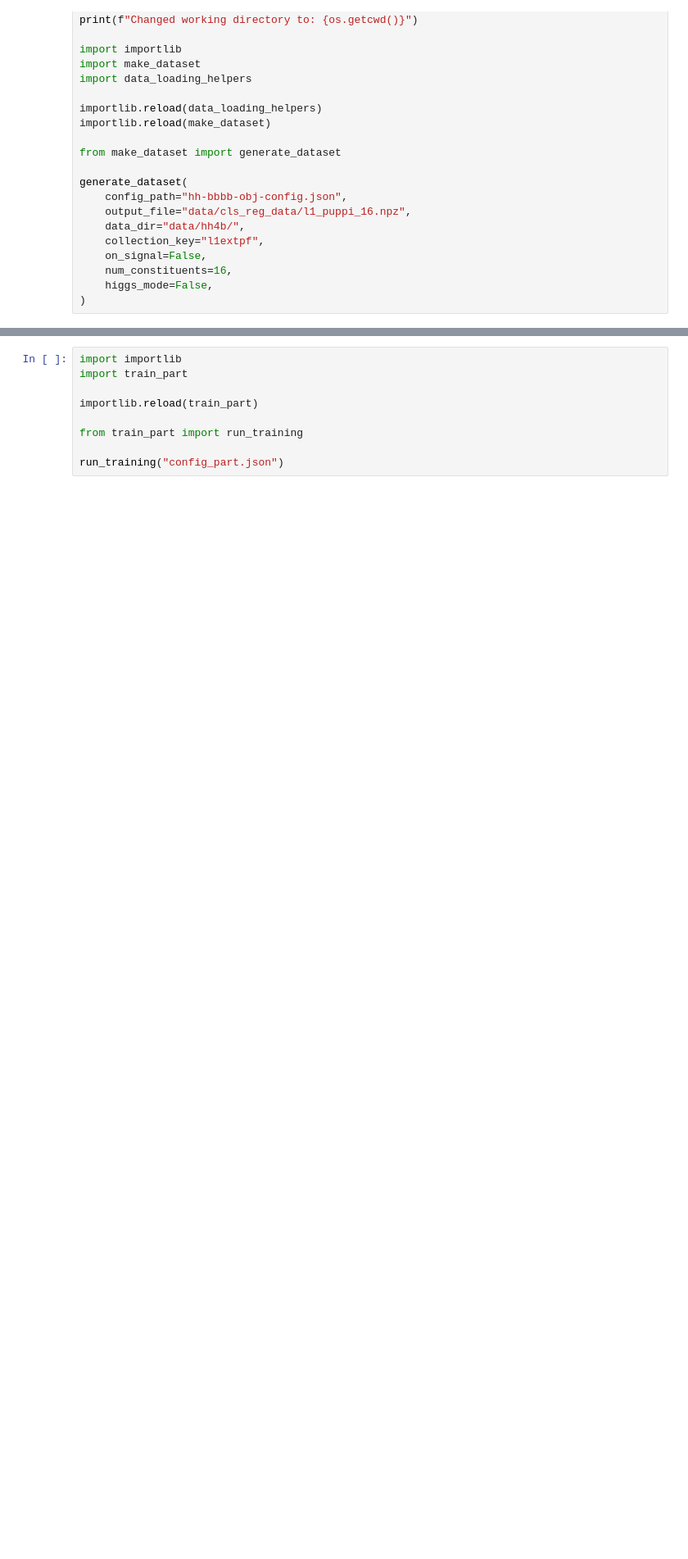
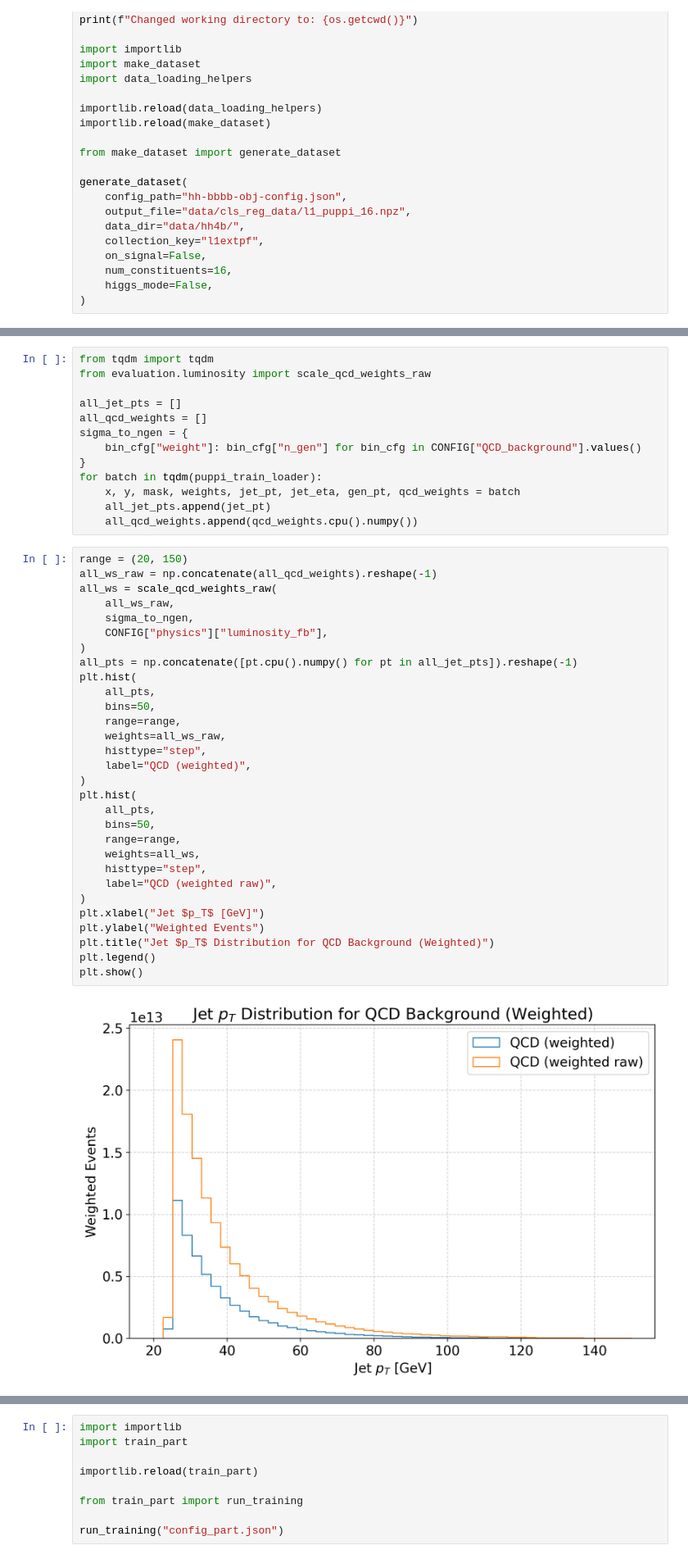
Before and after one commit to Aditya-Tandon/root-obj-perf, a Jupyter notebook: notebooks/b-tagging.ipynb, the cells around one changed output, grey strips where cells are left out. Shown at 82% size. Cells and saved outputs as stored; diff of their text form; blank space fills up the shorter version.

```diff
--- a/notebooks/b-tagging.ipynb
+++ b/notebooks/b-tagging.ipynb
@@ -90,3 +129,48 @@ generate_dataset(
+# %%
+from tqdm import tqdm
+from evaluation.luminosity import scale_qcd_weights_raw
+
+all_jet_pts = []
+all_qcd_weights = []
+sigma_to_ngen = {
+    bin_cfg["weight"]: bin_cfg["n_gen"] for bin_cfg in CONFIG["QCD_background"].values()
+}
+for batch in tqdm(puppi_train_loader):
+    x, y, mask, weights, jet_pt, jet_eta, gen_pt, qcd_weights = batch
+    all_jet_pts.append(jet_pt)
+    all_qcd_weights.append(qcd_weights.cpu().numpy())
+# %%
+range = (20, 150)
+all_ws_raw = np.concatenate(all_qcd_weights).reshape(-1)
+all_ws = scale_qcd_weights_raw(
+    all_ws_raw,
+    sigma_to_ngen,
+    CONFIG["physics"]["luminosity_fb"],
+)
+all_pts = np.concatenate([pt.cpu().numpy() for pt in all_jet_pts]).reshape(-1)
+plt.hist(
+    all_pts,
+    bins=50,
+    range=range,
+    weights=all_ws_raw,
+    histtype="step",
+    label="QCD (weighted)",
+)
+plt.hist(
+    all_pts,
+    bins=50,
+    range=range,
+    weights=all_ws,
+    histtype="step",
+    label="QCD (weighted raw)",
+)
+plt.xlabel("Jet $p_T$ [GeV]")
+plt.ylabel("Weighted Events")
+plt.title("Jet $p_T$ Distribution for QCD Background (Weighted)")
+plt.legend()
+plt.show()
+# %% [output]
+[figure, added]
 # %%
 import matplotlib.pyplot as plt
 
```
Also changed, not shown: parts of 3 cells of this notebook, 9 other files.
